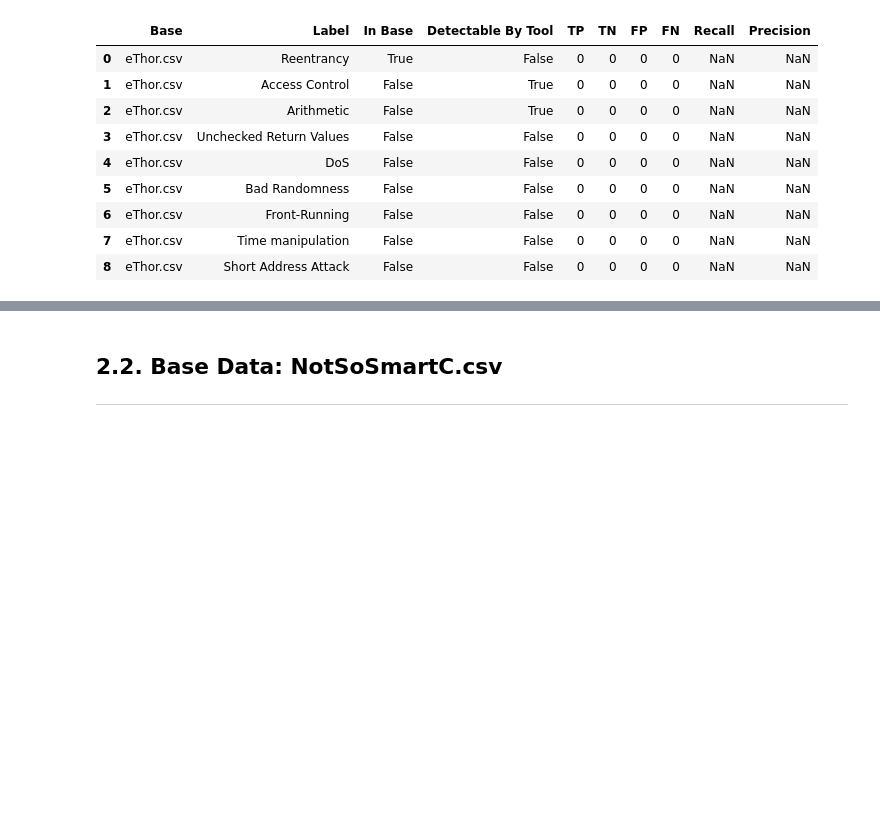
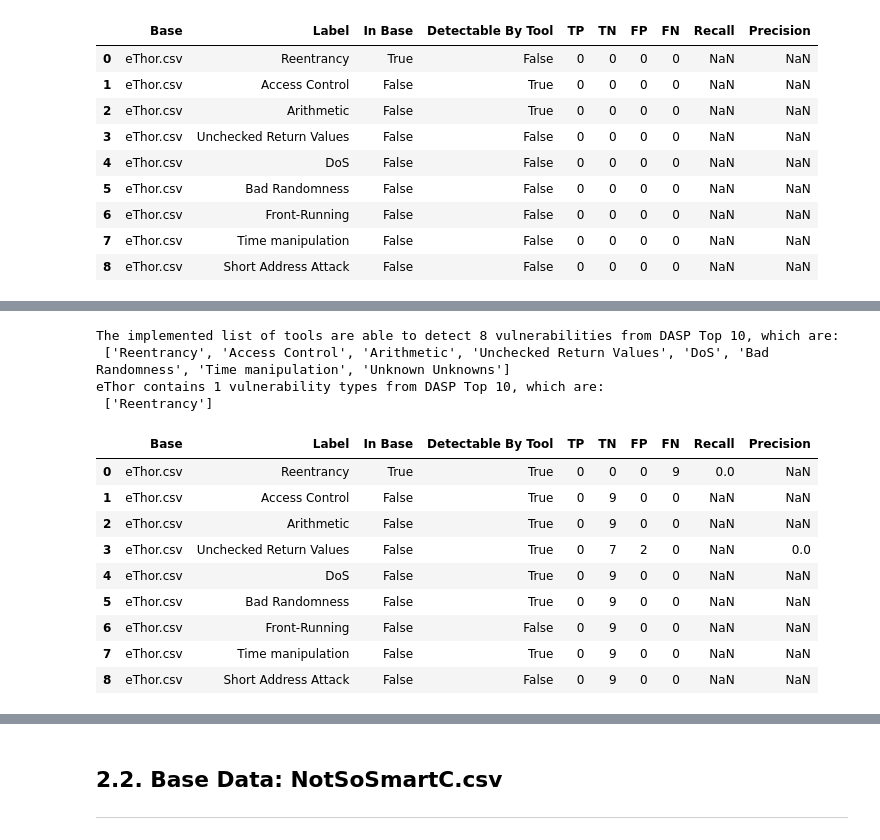
Before and after one commit to MultiTagging/MultiTagging_Refiner_Demo, a Jupyter notebook: MultiTagging.ipynb, the cells around one changed output, grey strips where cells are left out. Drawn from its saved outputs; the diff is of its cells as text; code cells hidden in the pictures; blank space fills up the shorter version.

```diff
--- a/MultiTagging.ipynb
+++ b/MultiTagging.ipynb
@@ -310,0 +331,17 @@ eThor contains 1 vulnerability types from DASP Top 10, which are:
+# %%
+eval_v2('vote_majority','eThor.csv')
+# %% [output]
+The implemented list of tools are able to detect 8 vulnerabilities from DASP Top 10, which are:
+ ['Reentrancy', 'Access Control', 'Arithmetic', 'Unchecked Return Values', 'DoS', 'Bad Randomness', 'Time manipulation', 'Unknown Unknowns']
+eThor contains 1 vulnerability types from DASP Top 10, which are:
+ ['Reentrancy']
+|  | Base | Label | In Base | Detectable By Tool | TP | TN | FP | FN | Recall | Precision |
+| 0 | eThor.csv | Reentrancy | True | True | 0 | 0 | 0 | 9 | 0.0 | NaN |
+| 1 | eThor.csv | Access Control | False | True | 0 | 9 | 0 | 0 | NaN | NaN |
+| 2 | eThor.csv | Arithmetic | False | True | 0 | 9 | 0 | 0 | NaN | NaN |
+| 3 | eThor.csv | Unchecked Return Values | False | True | 0 | 7 | 2 | 0 | NaN | 0.0 |
+| 4 | eThor.csv | DoS | False | True | 0 | 9 | 0 | 0 | NaN | NaN |
+| 5 | eThor.csv | Bad Randomness | False | True | 0 | 9 | 0 | 0 | NaN | NaN |
+| 6 | eThor.csv | Front-Running | False | False | 0 | 9 | 0 | 0 | NaN | NaN |
+| 7 | eThor.csv | Time manipulation | False | True | 0 | 9 | 0 | 0 | NaN | NaN |
+| 8 | eThor.csv | Short Address Attack | False | False | 0 | 9 | 0 | 0 | NaN | NaN |
```
Also changed, not shown: parts of 17 cells of this notebook, 25 other files.
